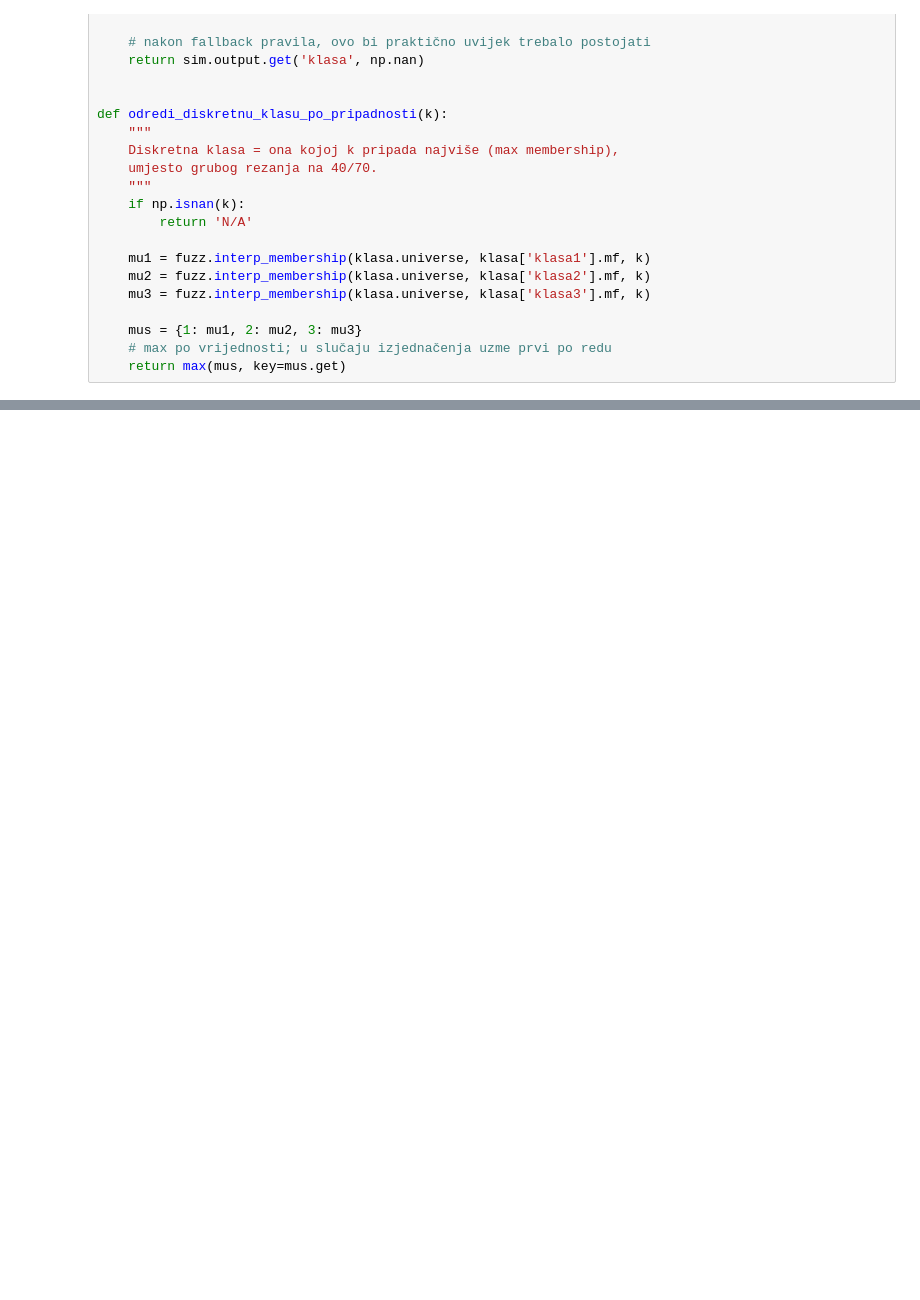
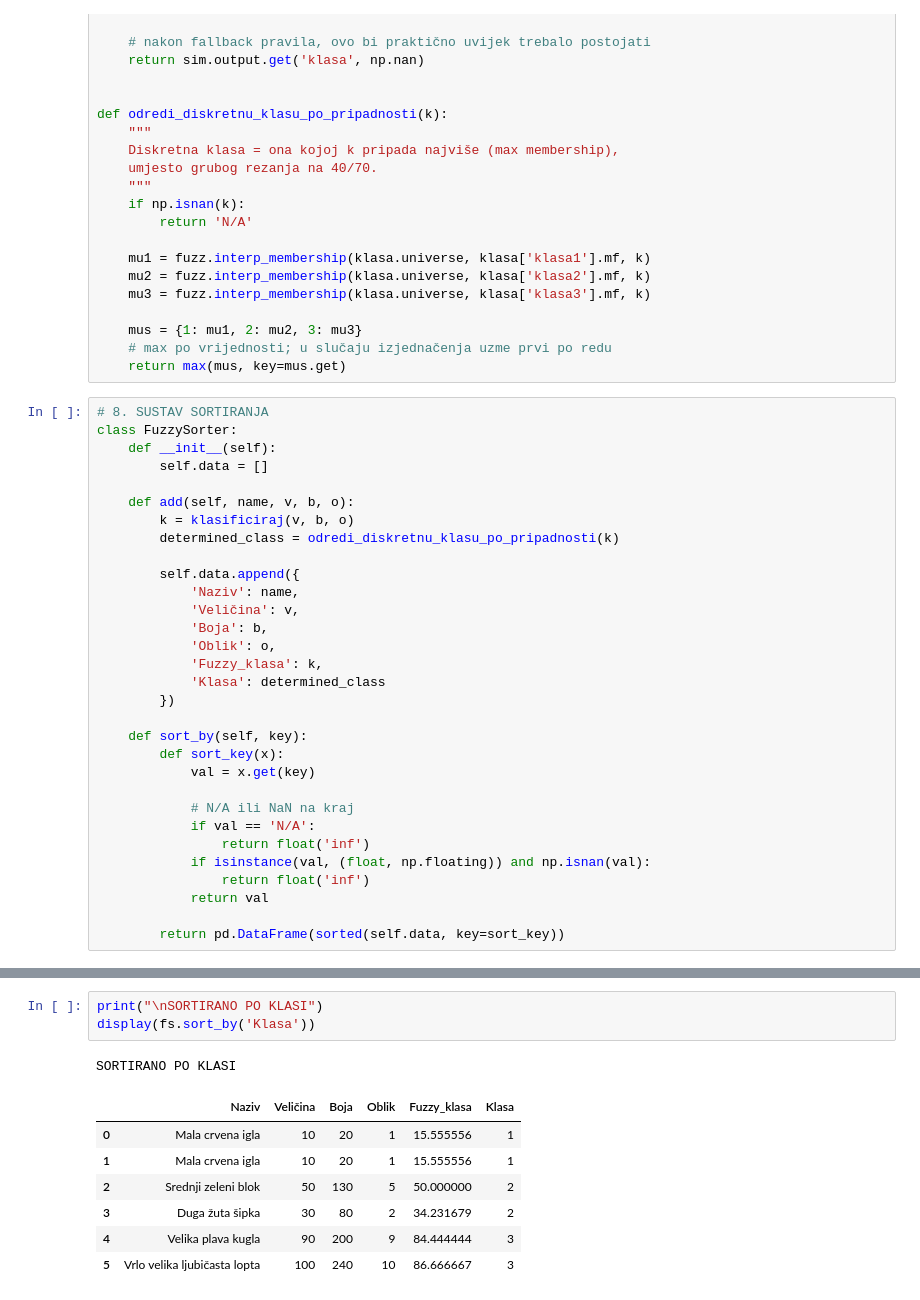
Before and after one commit to lvidak/UUI_projekt, a Jupyter notebook: UUI_projekt.ipynb, the cells around one changed output, grey strips where cells are left out. Drawn from its saved outputs; the diff is of its cells as text; blank space fills up the shorter version.

Commit message:
Implementacija klase za sustav sortiranja, sortiranje vrijednosti te prikaz vizualizacije i grafa

```diff
--- a/UUI_projekt.ipynb
+++ b/UUI_projekt.ipynb
@@ -136,3 +136,34 @@ def odredi_diskretnu_klasu_po_pripadnosti(k):
     mus = {1: mu1, 2: mu2, 3: mu3}
     # max po vrijednosti; u slučaju izjednačenja uzme prvi po redu
     return max(mus, key=mus.get)
+# %%
+# 8. SUSTAV SORTIRANJA
+class FuzzySorter:
+    def __init__(self):
+        self.data = []
+
+    def add(self, name, v, b, o):
+        k = klasificiraj(v, b, o)
+        determined_class = odredi_diskretnu_klasu_po_pripadnosti(k)
+
+        self.data.append({
+            'Naziv': name,
+            'Veličina': v,
+            'Boja': b,
+            'Oblik': o,
+            'Fuzzy_klasa': k,
+            'Klasa': determined_class
+        })
+
+    def sort_by(self, key):
+        def sort_key(x):
+            val = x.get(key)
+
+            # N/A ili NaN na kraj
+            if val == 'N/A':
+                return float('inf')
+            if isinstance(val, (float, np.floating)) and np.isnan(val):
+                return float('inf')
+            return val
+
+        return pd.DataFrame(sorted(self.data, key=sort_key))
@@ -138,0 +180,12 @@ def odredi_diskretnu_klasu_po_pripadnosti(k):
+# %%
+print("\nSORTIRANO PO KLASI")
+display(fs.sort_by('Klasa'))
+# %% [output]
+SORTIRANO PO KLASI
+|  | Naziv | Veličina | Boja | Oblik | Fuzzy_klasa | Klasa |
+| 0 | Mala crvena igla | 10 | 20 | 1 | 15.555556 | 1 |
+| 1 | Mala crvena igla | 10 | 20 | 1 | 15.555556 | 1 |
+| 2 | Srednji zeleni blok | 50 | 130 | 5 | 50.000000 | 2 |
+| 3 | Duga žuta šipka | 30 | 80 | 2 | 34.231679 | 2 |
+| 4 | Velika plava kugla | 90 | 200 | 9 | 84.444444 | 3 |
+| 5 | Vrlo velika ljubičasta lopta | 100 | 240 | 10 | 86.666667 | 3 |
```
Also changed, not shown: parts of 5 cells of this notebook.
